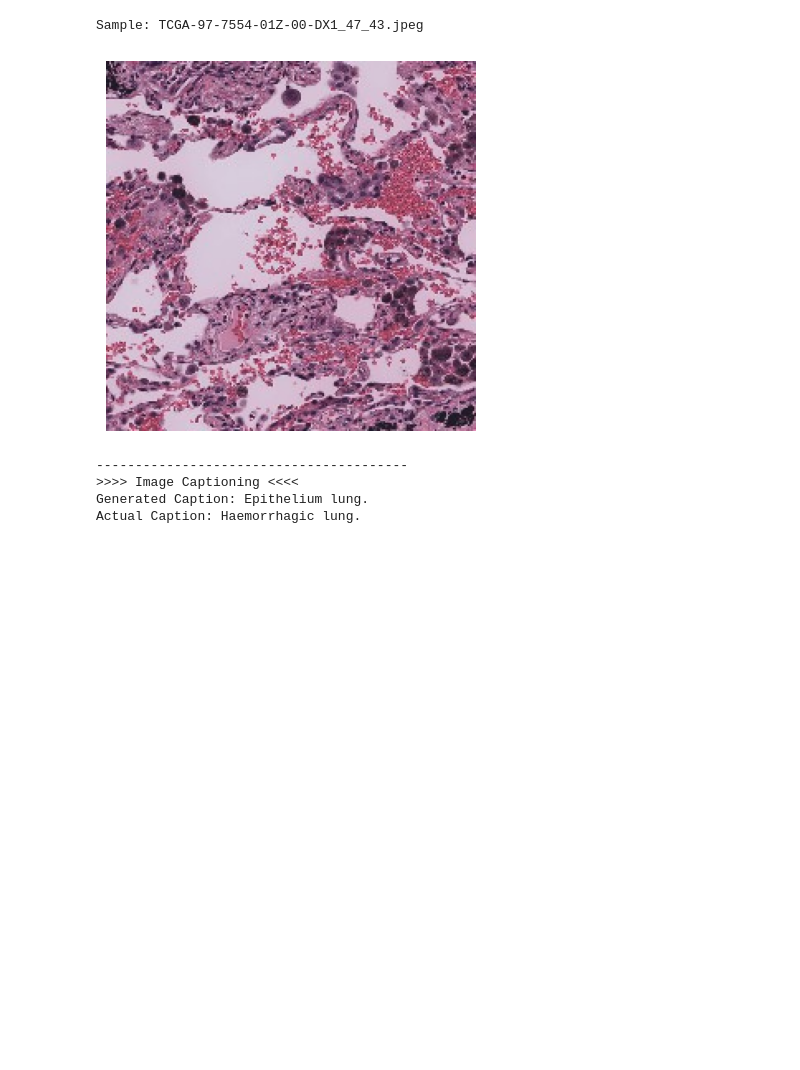
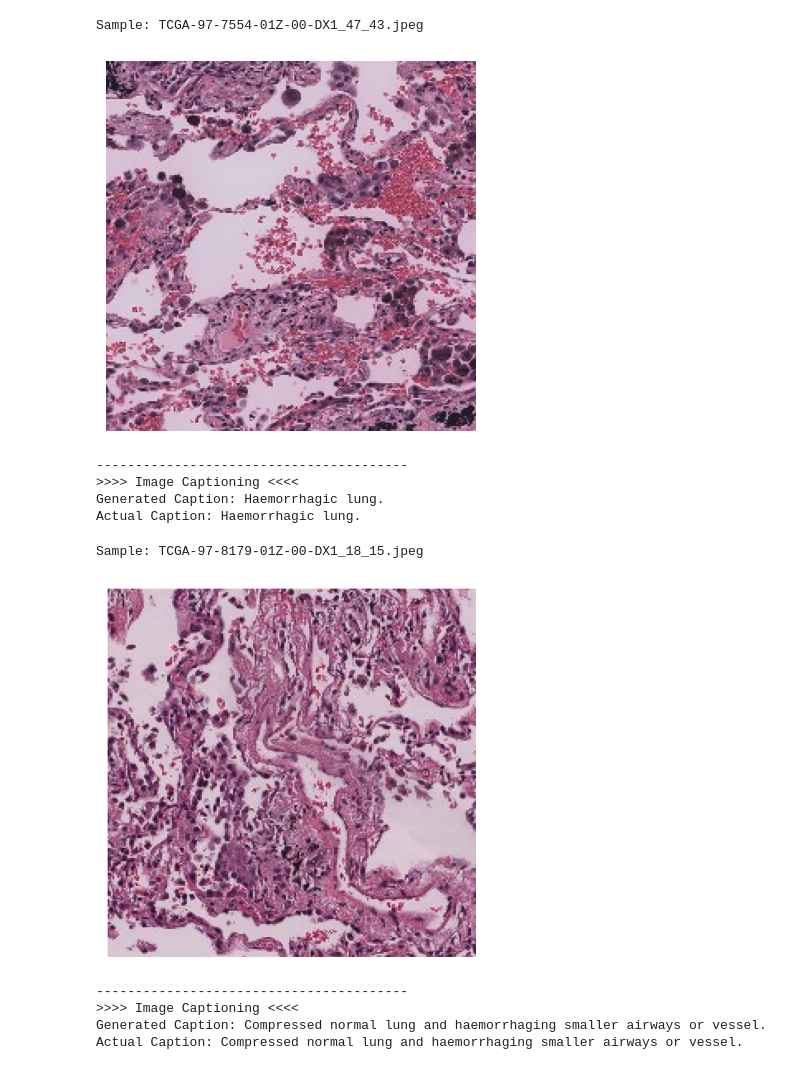
Before and after one commit to crystilonz/tumour_deep_learning, a Jupyter notebook: src/models/application/caption_lstm.ipynb, the cells around one changed output. Drawn from its saved outputs; the diff is of its cells as text; code cells hidden in the pictures; blank space fills up the shorter version.

```diff
--- a/src/models/application/caption_lstm.ipynb
+++ b/src/models/application/caption_lstm.ipynb
@@ -17,7 +17,7 @@ LSTM_STACK = 1      # stack size of LSTM
 # %%
 # File paths, use absolute path if possible
 VOCAB_PATH = '/Users/muang/PycharmProjects/tumour_deep_learning/src/saved_models/LSTM/vocabulary.json'
-CHECKPOINTS_PATH = '/Users/muang/PycharmProjects/tumour_deep_learning/src/saved_models/LSTM/LSTM.pt'
+CHECKPOINTS_PATH = '/Users/muang/PycharmProjects/tumour_deep_learning/src/saved_models/LSTM/LSTM_checkpoints.pt'
 DATASET_PATH = '/Users/muang/PycharmProjects/tumour_deep_learning/src/datasets/lung_text/TCGA_Lung_consensus.csv'
 HDF5_PATH = '/Users/muang/PycharmProjects/tumour_deep_learning/data/raw/hdf5_TCGAFFPE_LUADLUSC_5x_60pc_he_validation.h5'
 # %%
@@ -83,5 +84,15 @@ Sample: TCGA-97-7554-01Z-00-DX1_47_43.jpeg
 [figure]
 ----------------------------------------
 >>>> Image Captioning <<<<
-Generated Caption: Epithelium lung.
+Generated Caption: Haemorrhagic lung.
 Actual Caption: Haemorrhagic lung.
+# %%
+# TCGA-97-8179-01Z-00-DX1_18_15.jpeg
+caption_machine.caption_by_name("TCGA-97-8179-01Z-00-DX1_18_15.jpeg", swap_rgb=True)
+# %% [output]
+Sample: TCGA-97-8179-01Z-00-DX1_18_15.jpeg
+[figure, added]
+----------------------------------------
+>>>> Image Captioning <<<<
+Generated Caption: Compressed normal lung and haemorrhaging smaller airways or vessel.
+Actual Caption: Compressed normal lung and haemorrhaging smaller airways or vessel.
```
Also changed, not shown: parts of 3 cells of this notebook, 15 other files.
